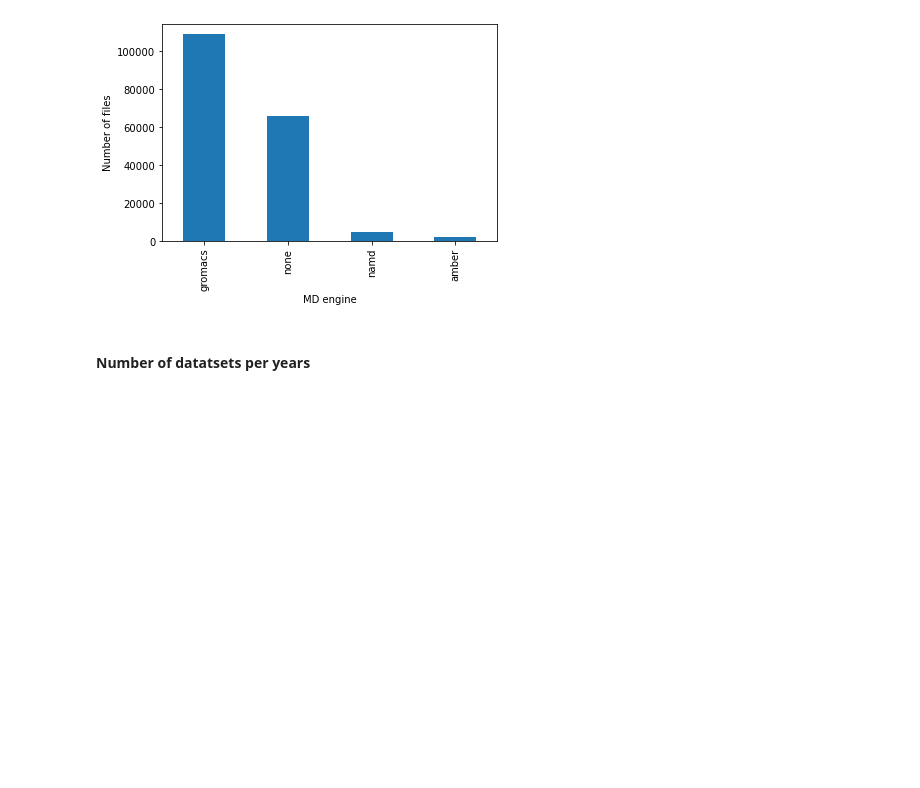
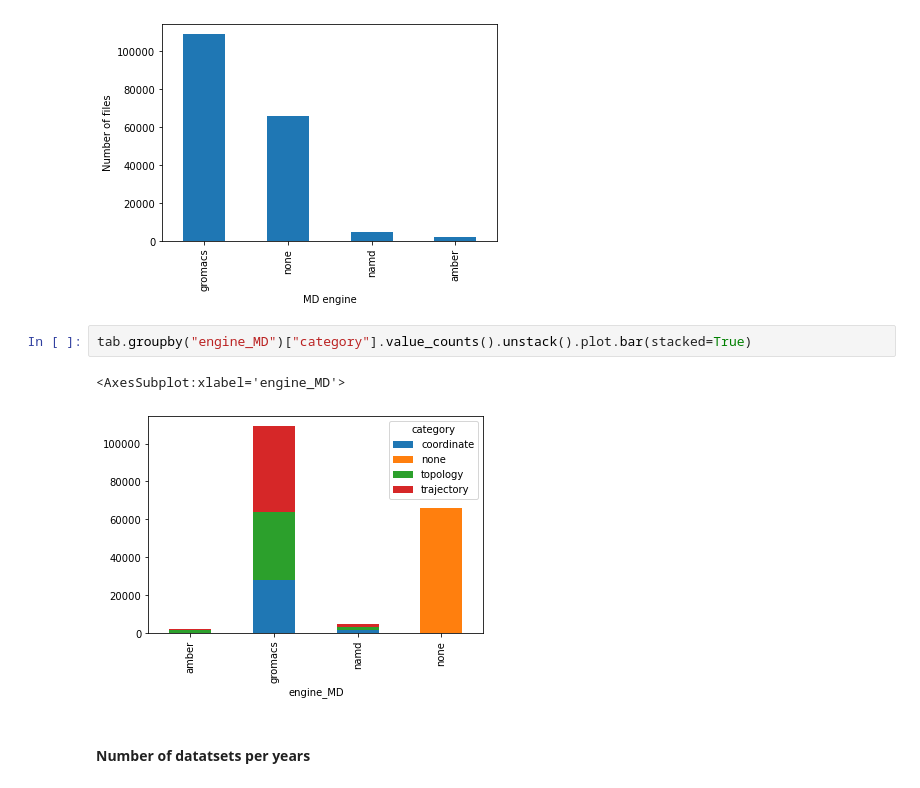
Before and after one commit to MDverse/mdws, a Jupyter notebook: analysis.ipynb, the cells around one changed output. Saved outputs shown, nothing was run; the diff lists cells and outputs as text; blank space fills up the shorter version.

Commit message:
Graph with coloring according to the category of typefile

```diff
--- a/analysis.ipynb
+++ b/analysis.ipynb
@@ -108,6 +108,11 @@ plt.ylabel("Number of files")
 # %% [output]
 Text(0, 0.5, 'Number of files')
 [figure]
+# %%
+tab.groupby("engine_MD")["category"].value_counts().unstack().plot.bar(stacked=True)
+# %% [output]
+<AxesSubplot:xlabel='engine_MD'>
+[figure, added]
 # %% [markdown]
 #### Number of datatsets per years
 # %%
```
Also changed, not shown: parts of 2 cells of this notebook.
